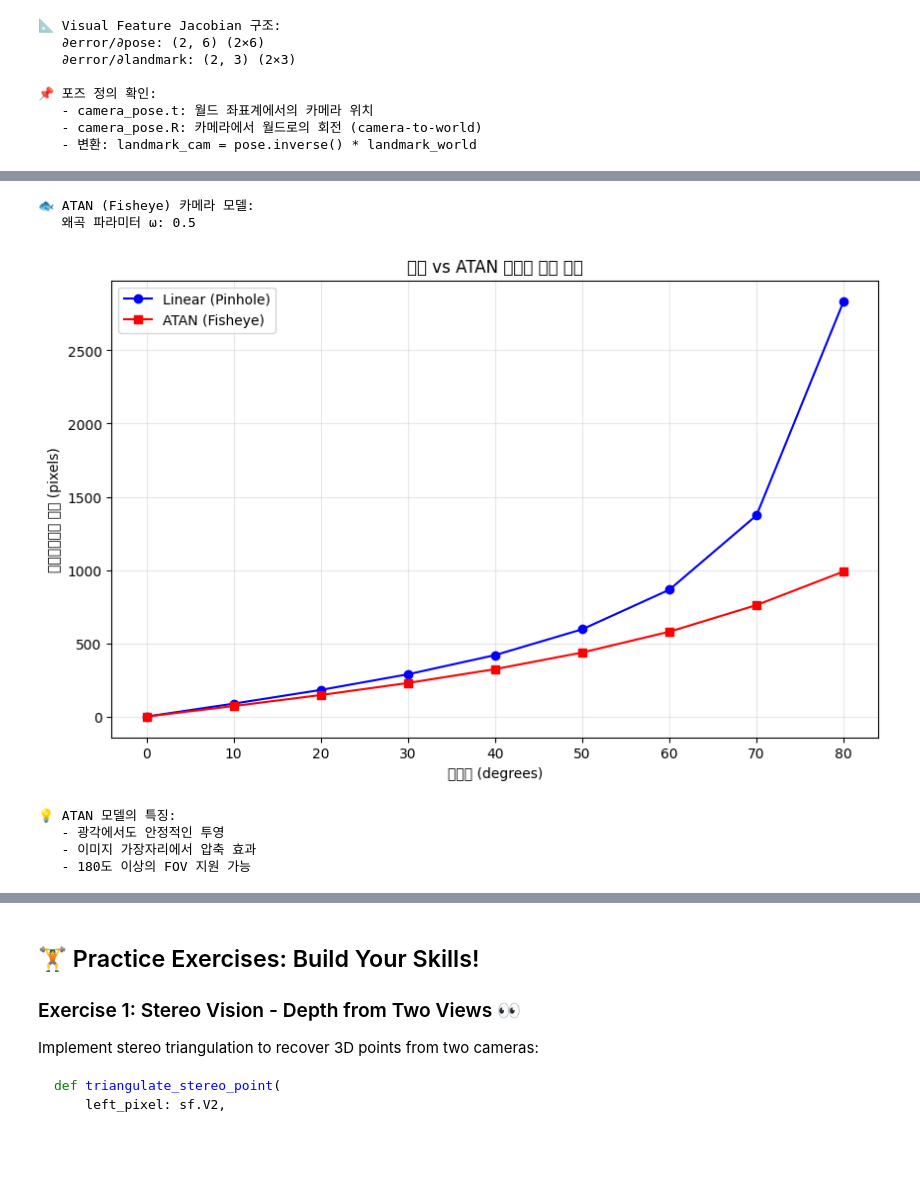
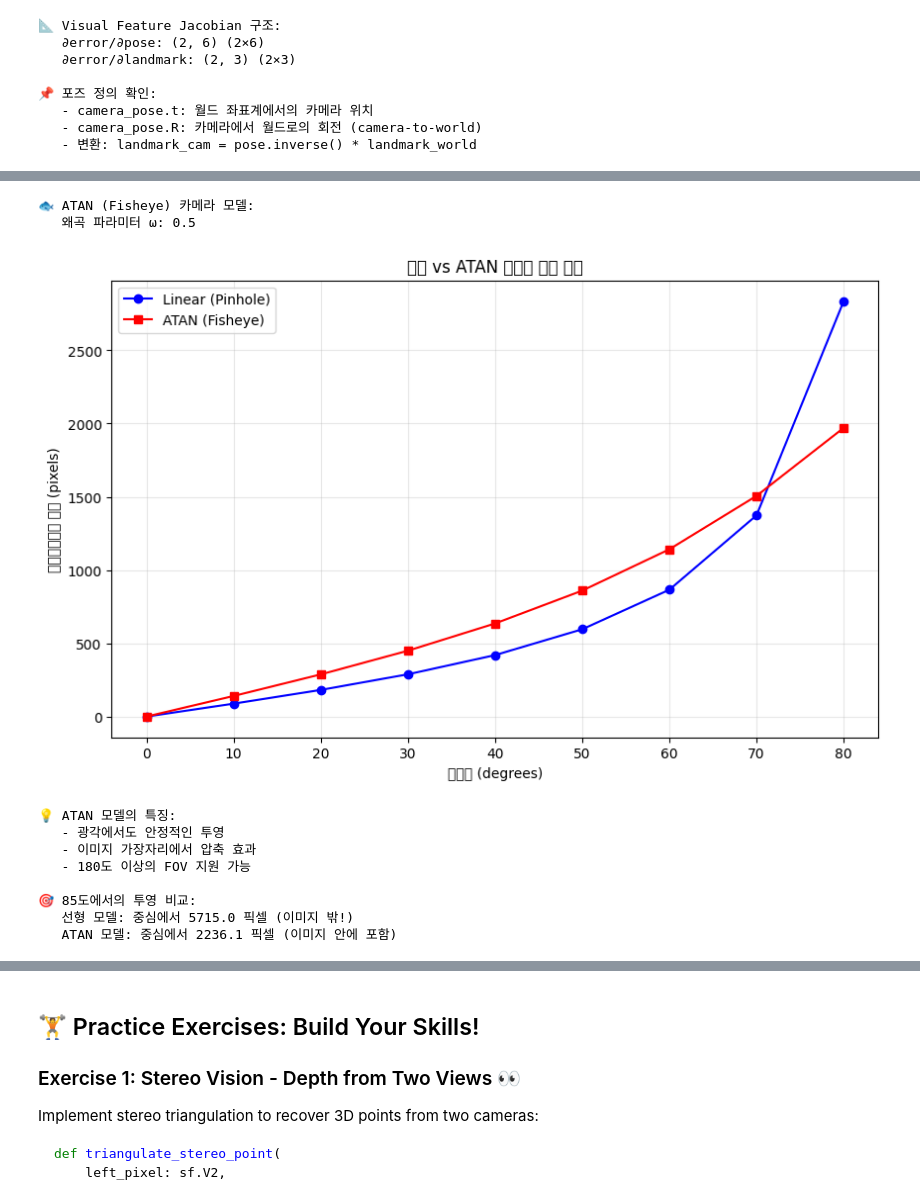
Before and after one commit to rkdals0131/Symforce, a Jupyter notebook: lib/nano-pgo/pgo101/chapter10_visual_slam_with_cameras.ipynb, the cells around one changed output, grey strips where cells are left out. Cells and saved outputs as stored; diff of their text form; code cells hidden in the pictures; blank space fills up the shorter version.

```diff
--- a/lib/nano-pgo/pgo101/chapter10_visual_slam_with_cameras.ipynb
+++ b/lib/nano-pgo/pgo101/chapter10_visual_slam_with_cameras.ipynb
@@ -1455,46 +1781,89 @@ print(f"   왜곡 파라미터 ω: {float(atan_cal.omega)}")
 test_angles = np.linspace(0, 80, 9)  # 0도에서 80도까지
 
 linear_pixels = []
 atan_pixels = []
 
 for angle_deg in test_angles:
     angle_rad = np.deg2rad(angle_deg)
 
     # 카메라 중심에서 angle만큼 벗어난 점
-    point_3d = sf.V3(
-        np.sin(angle_rad),
-        0.0,
-        np.cos(angle_rad)
-    )
+    # 숫자 값으로 직접 생성
+    x = float(np.sin(angle_rad))
+    y = 0.0
+    z = float(np.cos(angle_rad))
 
-    # 선형 투영
-    pixel_linear, _ = linear_cal.pixel_from_camera_point(point_3d)
-    linear_pixels.append(float(pixel_linear[0]) - 320.0)  # 중심에서의 거리
+    # 선형 투영 - PosedCamera 대신 직접 계산
+    if z > 0:
+        u_linear = 500.0 * x / z + 320.0
+        linear_pixels.append(u_linear - 320.0)  # 중심에서의 거리
+    else:
+        linear_pixels.append(np.nan)
 
-    # ATAN 투영
-    pixel_atan, _ = atan_cal.pixel_from_camera_point(point_3d)
-    atan_pixels.append(float(pixel_atan[0]) - 320.0)
+    # ATAN 투영 - 직접 계산
+    # ATAN 모델: r = (2f/ω) * atan(ω * r_cam / z)
+    # where r_cam = sqrt(x^2 + y^2)
+    if z > 0:
+        r_cam = np.sqrt(x**2 + y**2)
+        theta = np.arctan2(r_cam, z)
+        omega_val = 0.5
+        r_atan = (2 * 400.0 / omega_val) * np.arctan(omega_val * np.tan(theta))
+
+        # 픽셀 좌표로 변환 (x 방향만 고려)
+        if r_cam > 0:
+            u_atan = 320.0 + r_atan * (x / r_cam)
+        else:
+            u_atan = 320.0
+        atan_pixels.append(u_atan - 320.0)
+    else:
+        atan_pixels.append(np.nan)
 
 # 시각화
 plt.figure(figsize=(10, 6))
 plt.plot(test_angles, linear_pixels, 'b-o', label='Linear (Pinhole)')
 plt.plot(test_angles, atan_pixels, 'r-s', label='ATAN (Fisheye)')
 plt.xlabel('입사각 (degrees)')
 plt.ylabel('이미지에서의 거리 (pixels)')
 plt.title('선형 vs ATAN 카메라 모델 비교')
 plt.legend()
 plt.grid(True, alpha=0.3)
 plt.show()
 
 print("\n💡 ATAN 모델의 특징:")
 print("   - 광각에서도 안정적인 투영")
 print("   - 이미지 가장자리에서 압축 효과")
 print("   - 180도 이상의 FOV 지원 가능")
+
+# 실제 예제: 극단적인 각도에서의 차이
+extreme_angle = 85  # 거의 90도
+angle_rad = np.deg2rad(extreme_angle)
+x = float(np.sin(angle_rad))
+z = float(np.cos(angle_rad))
+
+if z > 0:
+    # 선형 모델
+    u_linear = 500.0 * x / z + 320.0
+    dist_linear = u_linear - 320.0
+
+    # ATAN 모델
+    r_cam = x  # y=0이므로
+    theta = np.arctan2(r_cam, z)
+    omega_val = 0.5
+    r_atan = (2 * 400.0 / omega_val) * np.arctan(omega_val * np.tan(theta))
+    u_atan = 320.0 + r_atan
+    dist_atan = u_atan - 320.0
+
+    print(f"\n🎯 {extreme_angle}도에서의 투영 비교:")
+    print(f"   선형 모델: 중심에서 {dist_linear:.1f} 픽셀 (이미지 밖!)")
+    print(f"   ATAN 모델: 중심에서 {dist_atan:.1f} 픽셀 (이미지 안에 포함)")
 # %% [output]
 🐟 ATAN (Fisheye) 카메라 모델:
    왜곡 파라미터 ω: 0.5
-[figure, old version]
+[figure, new version]
 💡 ATAN 모델의 특징:
    - 광각에서도 안정적인 투영
    - 이미지 가장자리에서 압축 효과
    - 180도 이상의 FOV 지원 가능
+
+🎯 85도에서의 투영 비교:
+   선형 모델: 중심에서 5715.0 픽셀 (이미지 밖!)
+   ATAN 모델: 중심에서 2236.1 픽셀 (이미지 안에 포함)
```
Also changed, not shown: parts of 32 cells of this notebook, 14 other files.
